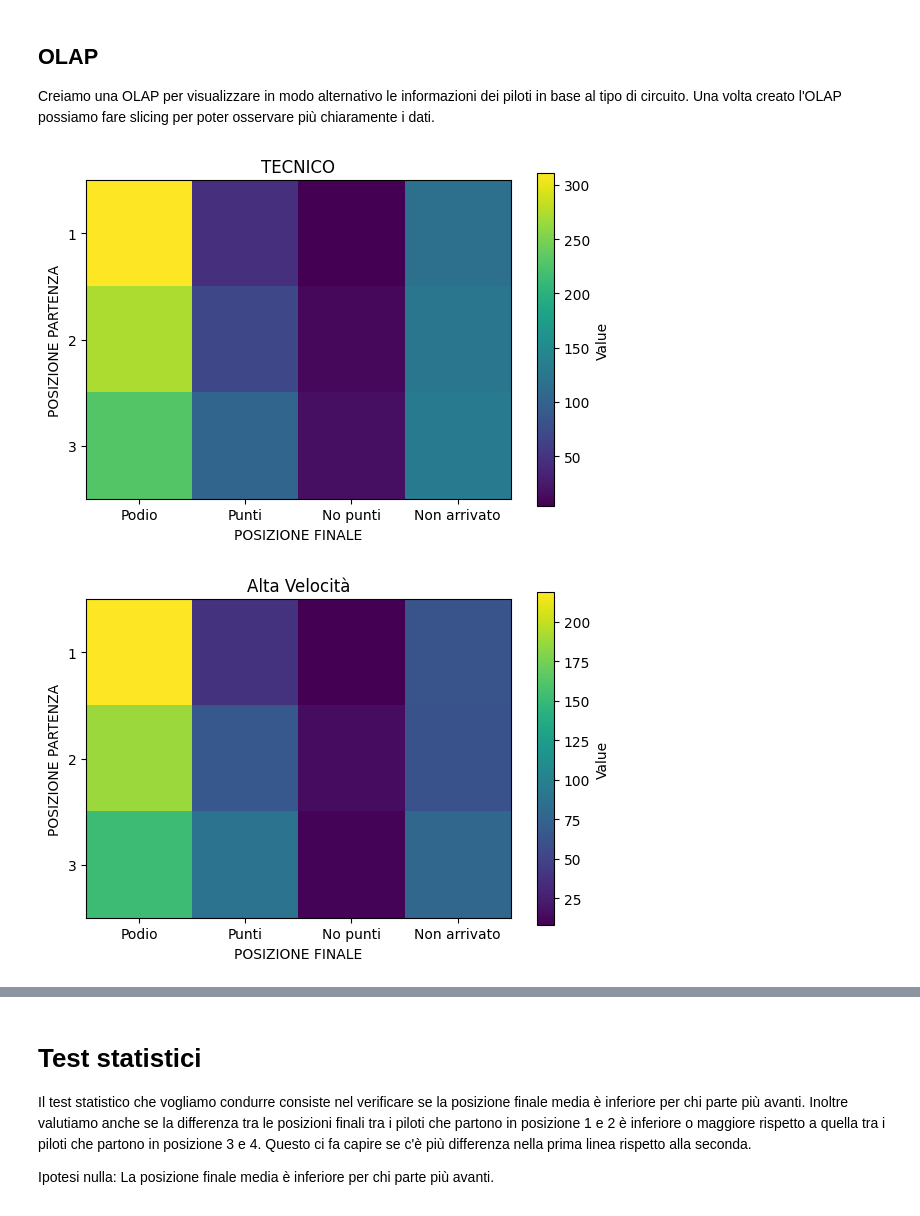
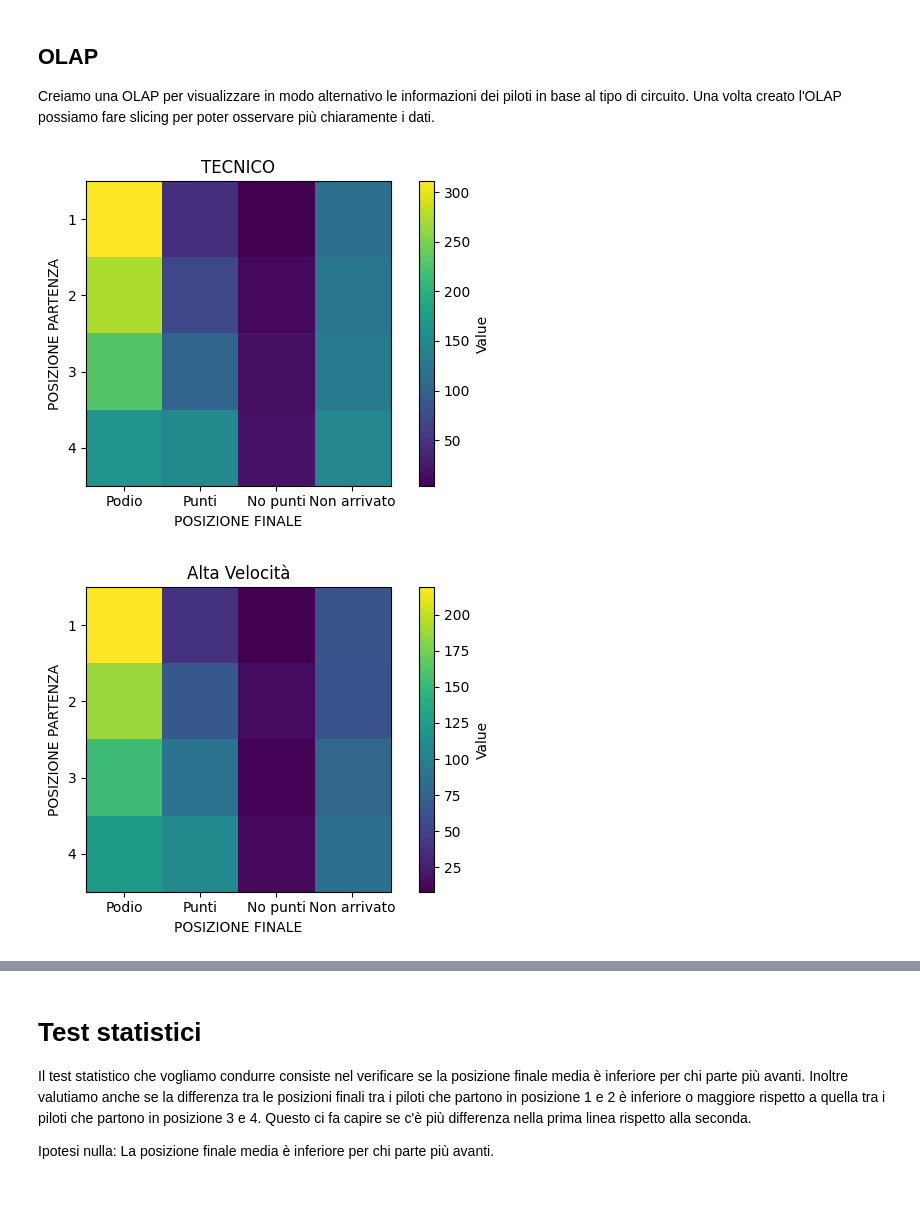
Before and after one commit to Agovvvvv/Formula-1-analysis, a Jupyter notebook: progetto.ipynb, the cells around one changed output, grey strips where cells are left out. Drawn from its saved outputs; the diff is of its cells as text; code cells hidden in the pictures.

Commit message:
Added forth position in OLAP

```diff
--- a/progetto.ipynb
+++ b/progetto.ipynb
@@ -218,9 +218,9 @@ Creiamo una OLAP per visualizzare in modo alternativo le informazioni dei piloti
 # %%
 placements = ["Podio", "Punti", "No punti", "Non arrivato"]
 types = ["Tecnico", "Misto", "Alta velocità"]
-grid = [1,2,3]
+grid = [1,2,3,4]
 
-OLAP = np.zeros((3,4,3))
+OLAP = np.zeros((4,4,3))
 for z in range(0,len(types)):
   df_z = df[df['tipo_circuito'] == types[z]]
   for j in range(0,len(placements)):
@@ -229,26 +229,26 @@ for z in range(0,len(types)):
 # %%
 technical = OLAP[:,:,0]
 
 plt.figure(figsize=(6,4))
 plt.title('TECNICO')
 plt.ylabel('POSIZIONE PARTENZA')
-plt.yticks([0,1,2], ['1', '2', '3'])
+plt.yticks([0,1,2,3], ['1', '2', '3', '4'])
 plt.xlabel('POSIZIONE FINALE')
 plt.xticks([0,1,2,3], ['Podio', 'Punti', 'No punti', 'Non arrivato'])
 plt.imshow(technical)
 plt.colorbar(label = "Value")
 
 plt.tight_layout()
 plt.show()
 # %% [output]
-[figure, old version]
+[figure, new version]
 # %%
 highspeed = OLAP[:,:,1]
 
 plt.figure(figsize=(6,4))
 plt.title('Alta Velocità')
 plt.ylabel('POSIZIONE PARTENZA')
-plt.yticks([0,1,2], ['1', '2', '3'])
+plt.yticks([0,1,2,3], ['1', '2', '3', '4'])
 plt.xlabel('POSIZIONE FINALE')
 plt.xticks([0,1,2,3], ['Podio', 'Punti', 'No punti', 'Non arrivato'])
 plt.imshow(highspeed)
@@ -257,7 +257,7 @@ plt.colorbar(label = "Value")
 plt.tight_layout()
 plt.show()
 # %% [output]
-[figure, old version]
+[figure, new version]
 # %%
 misto = OLAP[:,:,2]
 
```
Also changed, not shown: parts of 3 cells of this notebook.
